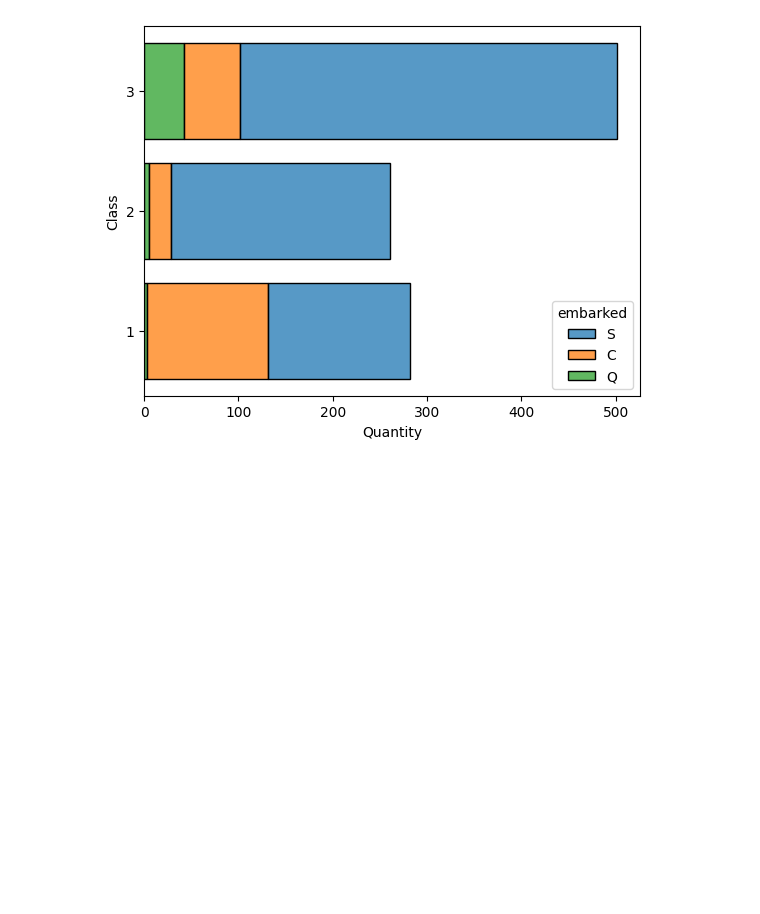
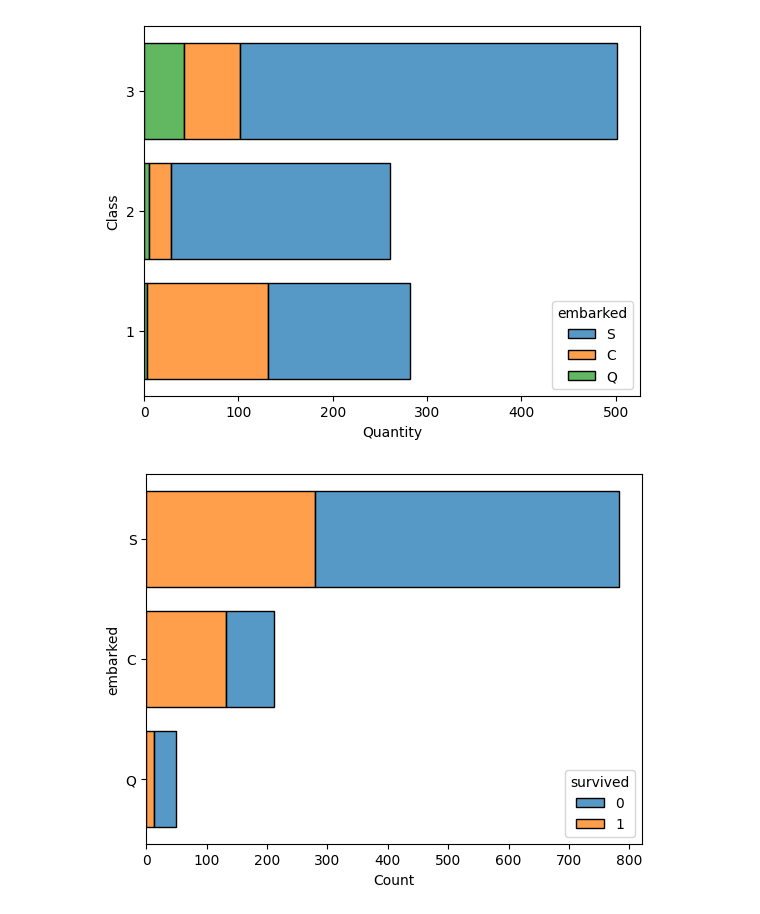
Before and after one commit to eng-robsonsampaio/data-science, a Jupyter notebook: Class 2/assignment - titanic data analysis.ipynb, the cells around one changed output. Drawn from its saved outputs; the diff is of its cells as text; code cells hidden in the pictures; blank space fills up the shorter version.

Commit message:
#Survival proportion by embark

```diff
--- a/Class 2/assignment - titanic data analysis.ipynb
+++ b/Class 2/assignment - titanic data analysis.ipynb
@@ -221,3 +221,8 @@ ax.set_yticks([1 , 2, 3])
 plt.show()
 # %% [output]
 [figure]
+# %%
+#Survival proportion by embark
+ax = sns.histplot(data=titanic, y='embarked', discrete=True, shrink=0.8, hue='survived', multiple='stack')
+# %% [output]
+[figure, added]
```
